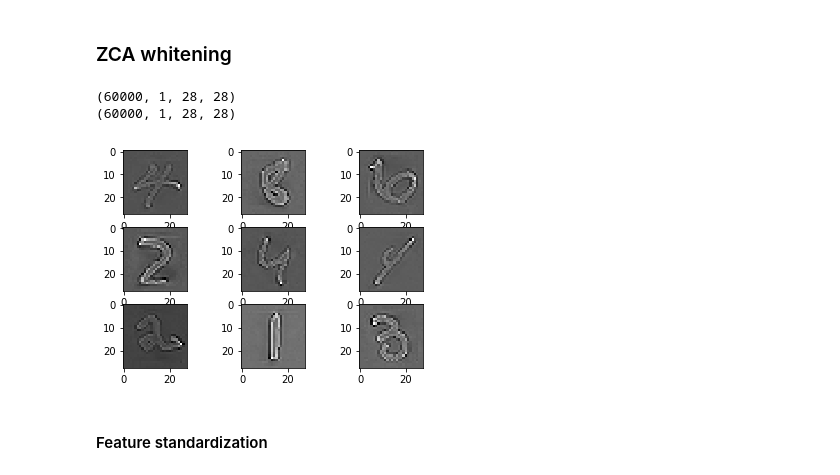
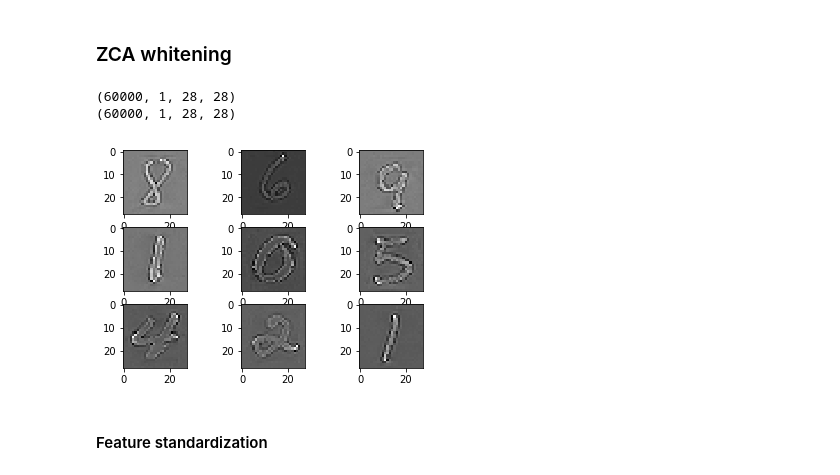
Before and after one commit to rnaidu02/CarND-Traffic-Sign-Classifier-Project, a Jupyter notebook: Image Augmentation using Keras.ipynb, the cells around one changed output. Saved outputs shown, nothing was run; the diff lists cells and outputs as text; code cells hidden in the pictures.

```diff
--- a/Image Augmentation using Keras.ipynb
+++ b/Image Augmentation using Keras.ipynb
@@ -7,35 +7,36 @@ from keras.preprocessing.image import ImageDataGenerator
 from matplotlib import pyplot
 from keras import backend as K
 K.set_image_dim_ordering('th')
+#K.set_image_data_format('channels_last')
 # load data
 (X_train, y_train), (X_test, y_test) = mnist.load_data()
 # reshape to be [samples][pixels][width][height]
 X_train = X_train.reshape(X_train.shape[0], 1, 28, 28)
 X_test = X_test.reshape(X_test.shape[0], 1, 28, 28)
 # convert from int to float
 X_train = X_train.astype('float32')
 X_test = X_test.astype('float32')
 # define data preparation
 
 X_train_dup = X_train
 print(X_train_dup.shape)
 print(X_train.shape)
 datagen = ImageDataGenerator(zca_whitening=True)
 # fit parameters from data
 datagen.fit(X_train_dup)
 # configure batch size and retrieve one batch of images
-for X_batch, y_batch in datagen.flow(X_train_dup, y_train, batch_size=9):
+for X_batch, y_batch in datagen.flow(X_train_dup, y_train, batch_size=128):
 	# create a grid of 3x3 images
 	for i in range(0, 9):
 		pyplot.subplot(330 + 1 + i)
 		pyplot.imshow(X_batch[i].reshape(28, 28), cmap=pyplot.get_cmap('gray'))
 	# show the plot
 	pyplot.show()
 	break
 # %% [output]
 (60000, 1, 28, 28)
 (60000, 1, 28, 28)
-[figure, old version]
+[figure, new version]
 # %% [markdown]
 #### Feature standardization
 # %%
```
Also changed, not shown: parts of 9 cells of this notebook, 3 other files.
